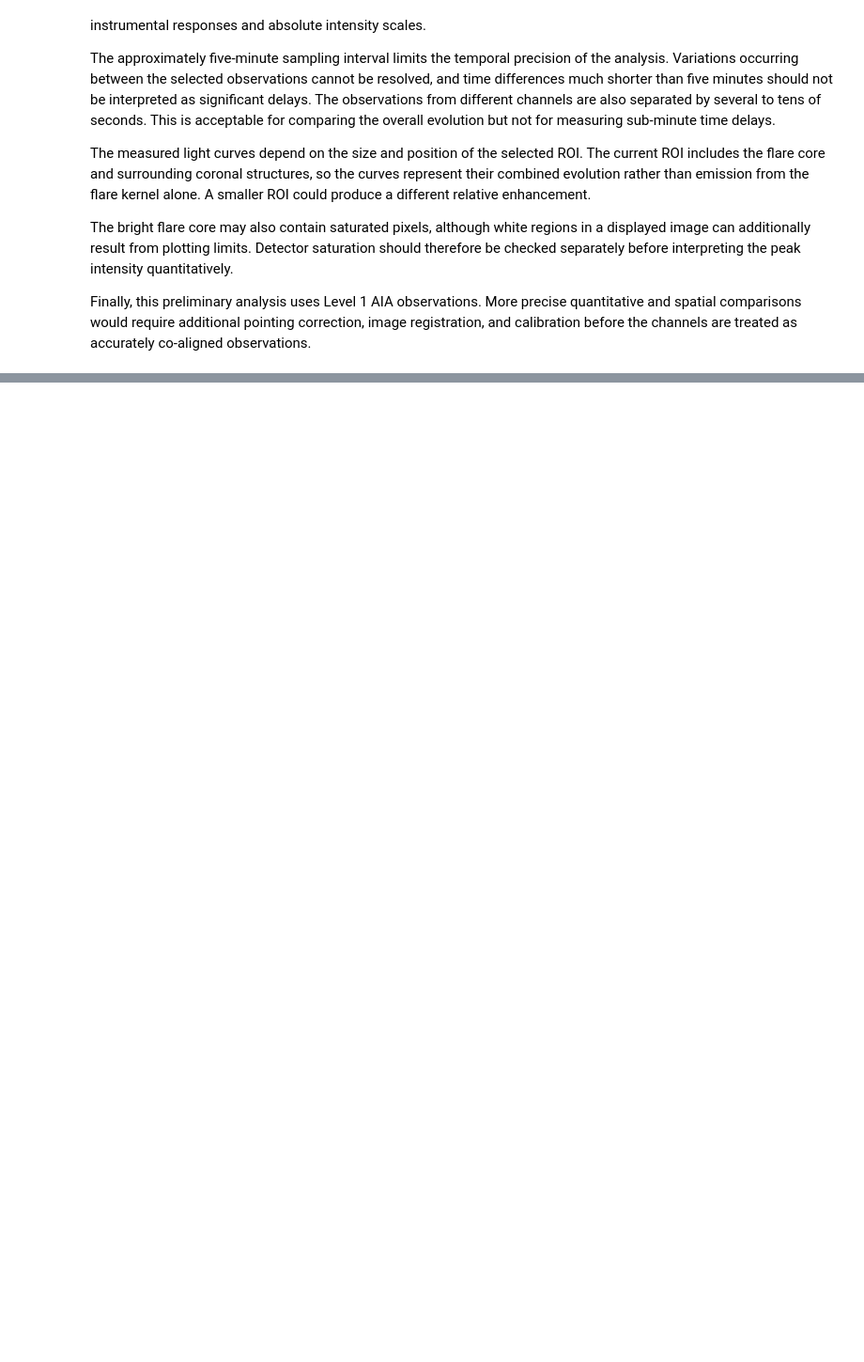
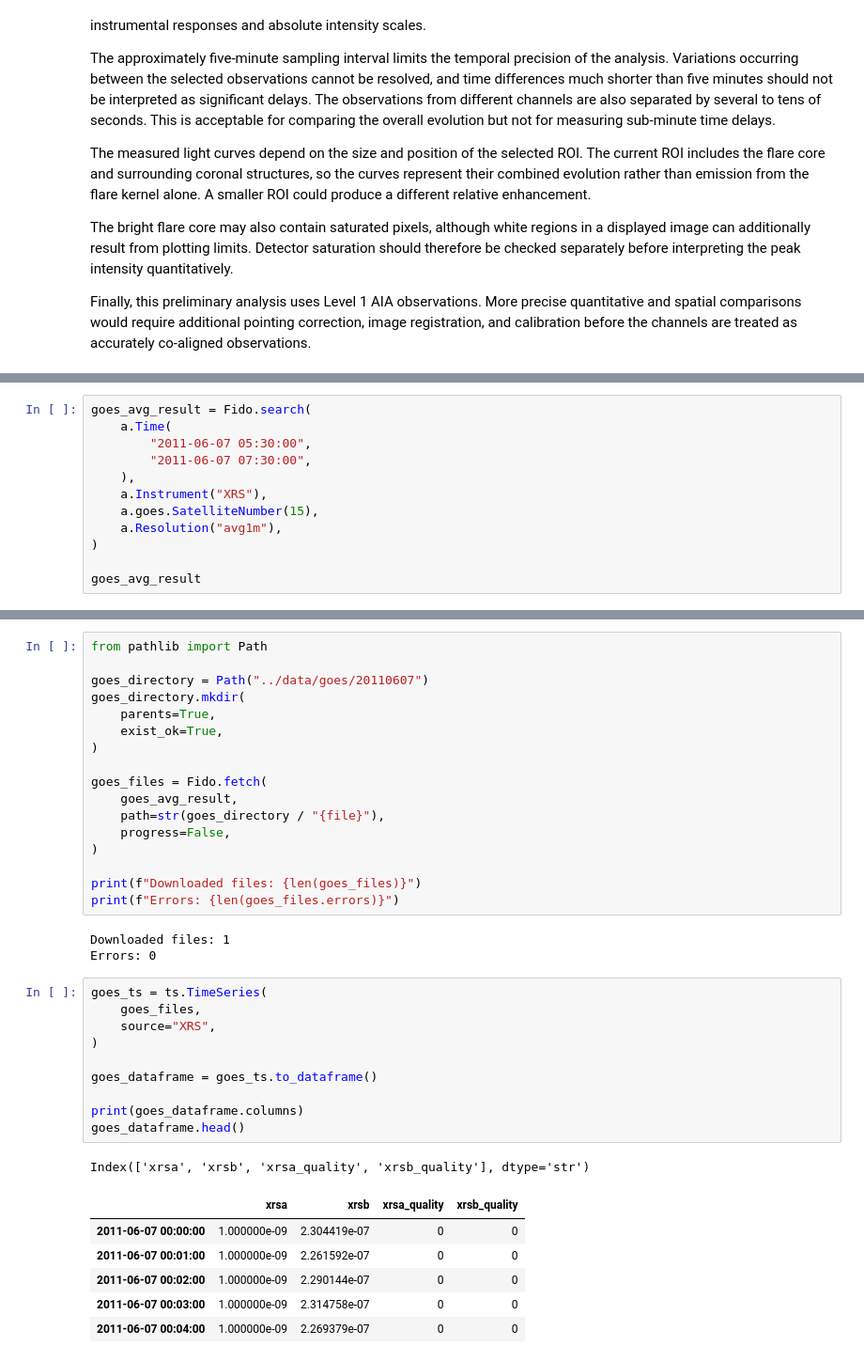
Before and after one commit to kanpuchin/SunProject, a Jupyter notebook: notebooks/02_aia_flare_evolution.ipynb, the cells around one changed output, grey strips where cells are left out. Shown at 94% size. Drawn from its saved outputs; the diff is of its cells as text; blank space fills up the shorter version.

```diff
--- a/notebooks/02_aia_flare_evolution.ipynb
+++ b/notebooks/02_aia_flare_evolution.ipynb
@@ -1294,0 +1321,12 @@ Finally, this preliminary analysis uses Level 1 AIA observations. More precise q
+# %%
+goes_avg_result = Fido.search(
+    a.Time(
+        "2011-06-07 05:30:00",
+        "2011-06-07 07:30:00",
+    ),
+    a.Instrument("XRS"),
+    a.goes.SatelliteNumber(15),
+    a.Resolution("avg1m"),
+)
+
+goes_avg_result
@@ -1294,0 +1339,38 @@ Finally, this preliminary analysis uses Level 1 AIA observations. More precise q
+# %%
+from pathlib import Path
+
+goes_directory = Path("../data/goes/20110607")
+goes_directory.mkdir(
+    parents=True,
+    exist_ok=True,
+)
+
+goes_files = Fido.fetch(
+    goes_avg_result,
+    path=str(goes_directory / "{file}"),
+    progress=False,
+)
+
+print(f"Downloaded files: {len(goes_files)}")
+print(f"Errors: {len(goes_files.errors)}")
+# %% [output]
+Downloaded files: 1
+Errors: 0
+# %%
+goes_ts = ts.TimeSeries(
+    goes_files,
+    source="XRS",
+)
+
+goes_dataframe = goes_ts.to_dataframe()
+
+print(goes_dataframe.columns)
+goes_dataframe.head()
+# %% [output]
+Index(['xrsa', 'xrsb', 'xrsa_quality', 'xrsb_quality'], dtype='str')
+|  | xrsa | xrsb | xrsa_quality | xrsb_quality |
+| 2011-06-07 00:00:00 | 1.000000e-09 | 2.304419e-07 | 0 | 0 |
+| 2011-06-07 00:01:00 | 1.000000e-09 | 2.261592e-07 | 0 | 0 |
+| 2011-06-07 00:02:00 | 1.000000e-09 | 2.290144e-07 | 0 | 0 |
+| 2011-06-07 00:03:00 | 1.000000e-09 | 2.314758e-07 | 0 | 0 |
+| 2011-06-07 00:04:00 | 1.000000e-09 | 2.269379e-07 | 0 | 0 |
```
Also changed, not shown: parts of 11 cells of this notebook, 2 other files.
